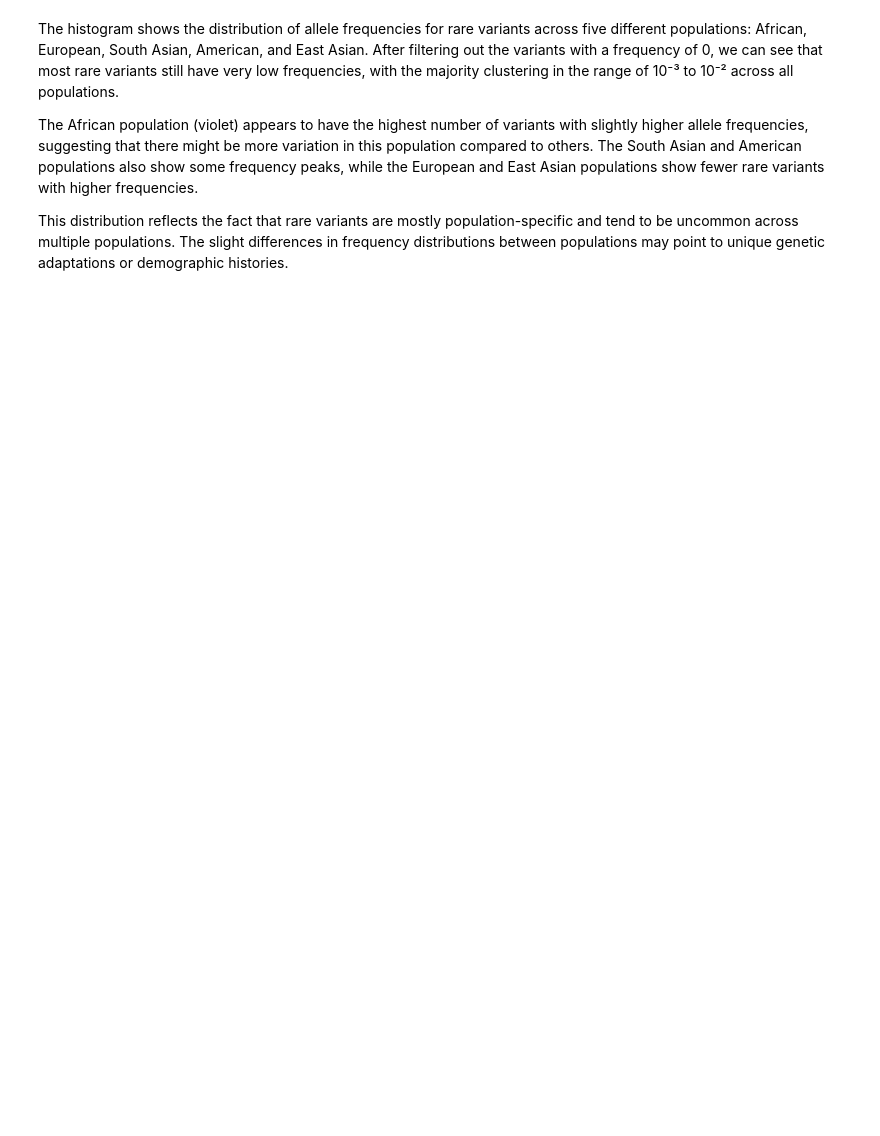
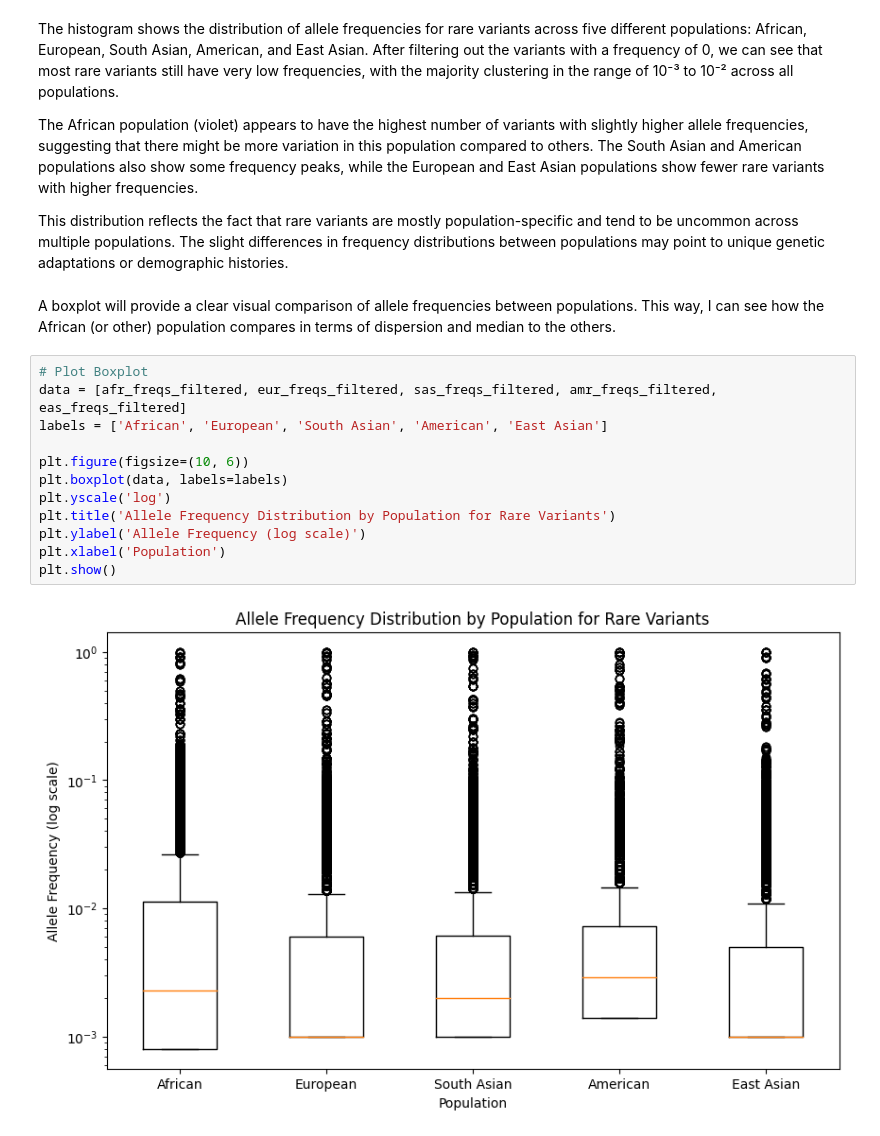
Before and after one commit to FlorOppen/Python_projects, a Jupyter notebook: Bioinformatics/1000_Genomes_Project.ipynb, the cells around one changed output. Drawn from its saved outputs; the diff is of its cells as text; blank space fills up the shorter version.

```diff
--- a/Bioinformatics/1000_Genomes_Project.ipynb
+++ b/Bioinformatics/1000_Genomes_Project.ipynb
@@ -537,3 +546,19 @@ The histogram shows the distribution of allele frequencies for rare variants acr
 The African population (violet) appears to have the highest number of variants with slightly higher allele frequencies, suggesting that there might be more variation in this population compared to others. The South Asian and American populations also show some frequency peaks, while the European and East Asian populations show fewer rare variants with higher frequencies.
 
 This distribution reflects the fact that rare variants are mostly population-specific and tend to be uncommon across multiple populations. The slight differences in frequency distributions between populations may point to unique genetic adaptations or demographic histories.
+# %% [markdown]
+A boxplot will provide a clear visual comparison of allele frequencies between populations. This way, I can see how the African (or other) population compares in terms of dispersion and median to the others.
+# %%
+# Plot Boxplot
+data = [afr_freqs_filtered, eur_freqs_filtered, sas_freqs_filtered, amr_freqs_filtered, eas_freqs_filtered]
+labels = ['African', 'European', 'South Asian', 'American', 'East Asian']
+
+plt.figure(figsize=(10, 6))
+plt.boxplot(data, labels=labels)
+plt.yscale('log')
+plt.title('Allele Frequency Distribution by Population for Rare Variants')
+plt.ylabel('Allele Frequency (log scale)')
+plt.xlabel('Population')
+plt.show()
+# %% [output]
+[figure, added]
```
Also changed, not shown: parts of 84 cells of this notebook.
